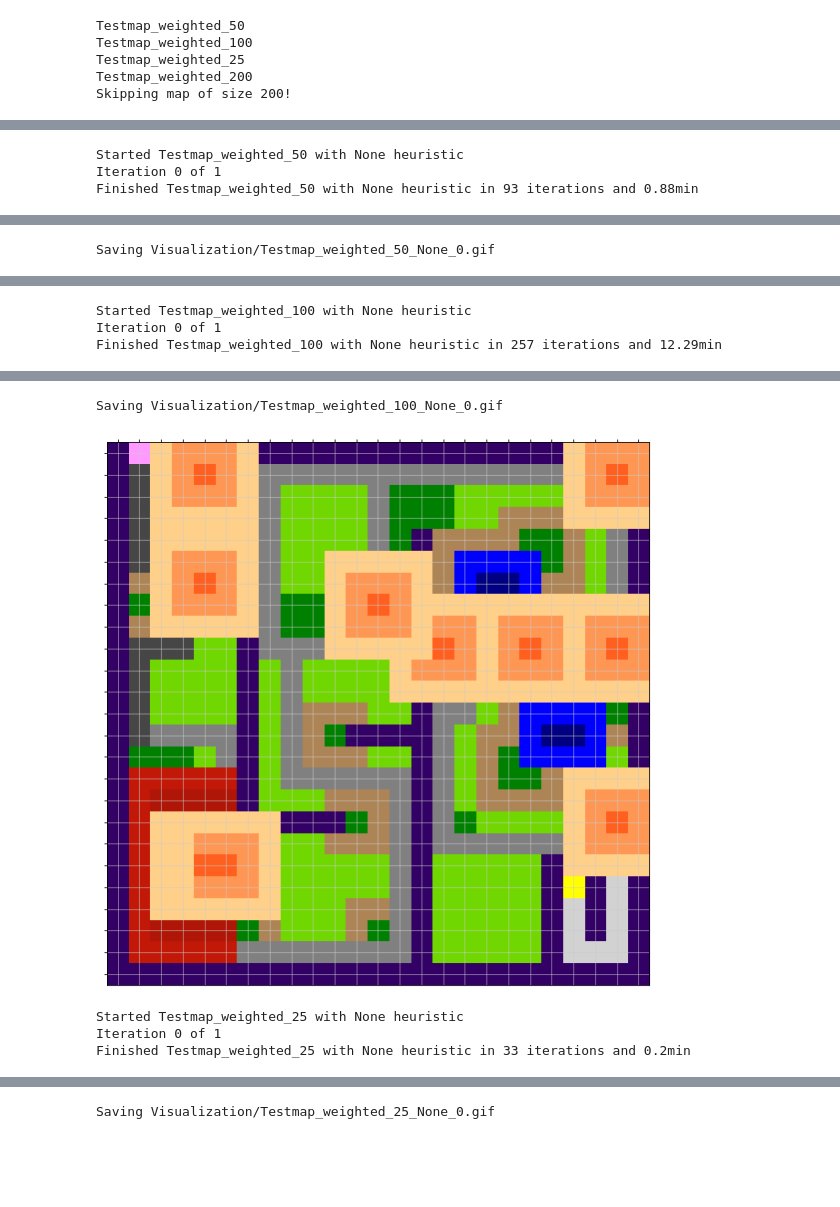
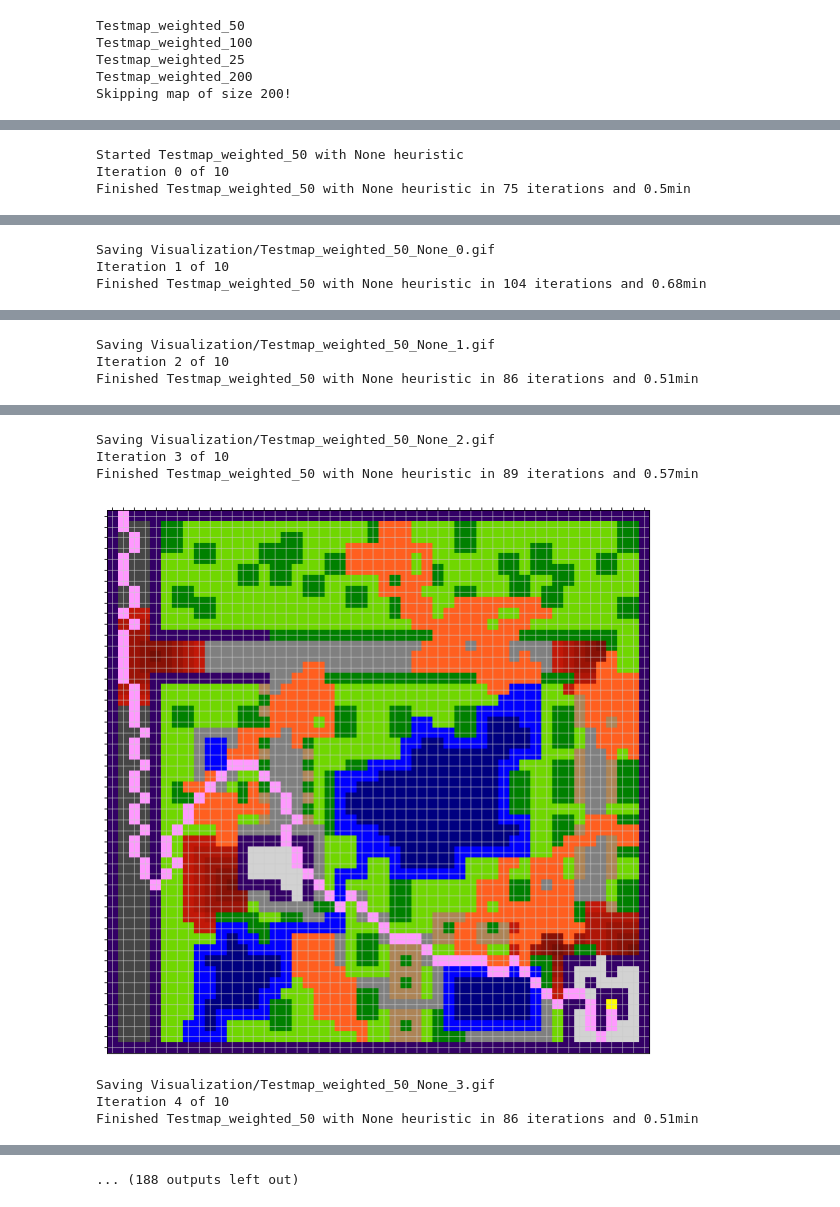
Before and after one commit to t1m0/aci_prototype, a Jupyter notebook: PaparaziGame.ipynb, the cells around one changed output, grey strips where cells are left out. Saved outputs shown, nothing was run; the diff lists cells and outputs as text; code cells hidden in the pictures; blank space fills up the shorter version.

```diff
--- a/PaparaziGame.ipynb
+++ b/PaparaziGame.ipynb
@@ -5,7 +5,7 @@ import pandas as pd
 # %%
 game = PaparaziGame()
 # %%
-game_map = game.play("Maps/",num_security_guards=10, iterations=1)
+game_map = game.play("Maps/",num_security_guards=10, iterations=10)
 # %% [output]
 Testmap_weighted_50
 Testmap_weighted_100
@@ -16,3 +16,3 @@ Skipping map of size 200!
 Started Testmap_weighted_50 with None heuristic
-Iteration 0 of 1
-Finished Testmap_weighted_50 with None heuristic in 93 iterations and 0.88min
+Iteration 0 of 10
+Finished Testmap_weighted_50 with None heuristic in 75 iterations and 0.5min
@@ -20 +20,3 @@ Finished Testmap_weighted_50 with None heuristic in 93 iterations and 0.88min
 Saving Visualization/Testmap_weighted_50_None_0.gif
+Iteration 1 of 10
+Finished Testmap_weighted_50 with None heuristic in 104 iterations and 0.68min
@@ -22,3 +24,3 @@ Saving Visualization/Testmap_weighted_50_None_0.gif
-Started Testmap_weighted_100 with None heuristic
-Iteration 0 of 1
-Finished Testmap_weighted_100 with None heuristic in 257 iterations and 12.29min
+Saving Visualization/Testmap_weighted_50_None_1.gif
+Iteration 2 of 10
+Finished Testmap_weighted_50 with None heuristic in 86 iterations and 0.51min
@@ -26,5 +28,7 @@ Finished Testmap_weighted_100 with None heuristic in 257 iterations and 12.29min
-Saving Visualization/Testmap_weighted_100_None_0.gif
+Saving Visualization/Testmap_weighted_50_None_2.gif
+Iteration 3 of 10
+Finished Testmap_weighted_50 with None heuristic in 89 iterations and 0.57min
-[figure, old version]
+[figure, new version]
-Started Testmap_weighted_25 with None heuristic
-Iteration 0 of 1
-Finished Testmap_weighted_25 with None heuristic in 33 iterations and 0.2min
+Saving Visualization/Testmap_weighted_50_None_3.gif
+Iteration 4 of 10
+Finished Testmap_weighted_50 with None heuristic in 86 iterations and 0.51min
@@ -32,4 +36,4 @@ Finished Testmap_weighted_25 with None heuristic in 33 iterations and 0.2min
-Saving Visualization/Testmap_weighted_25_None_0.gif
+... (188 outputs left out)
 # %%
 columns=['name', 'time_elapsed', 'total_iteration', 'total_cost', 'path_length', 'heuristic', 'map','path']
 df = pd.DataFrame([[getattr(i,j) for j in columns] for i in game_map], columns=columns)
```
Also changed, not shown: parts of 3 cells of this notebook, 1 other file.
